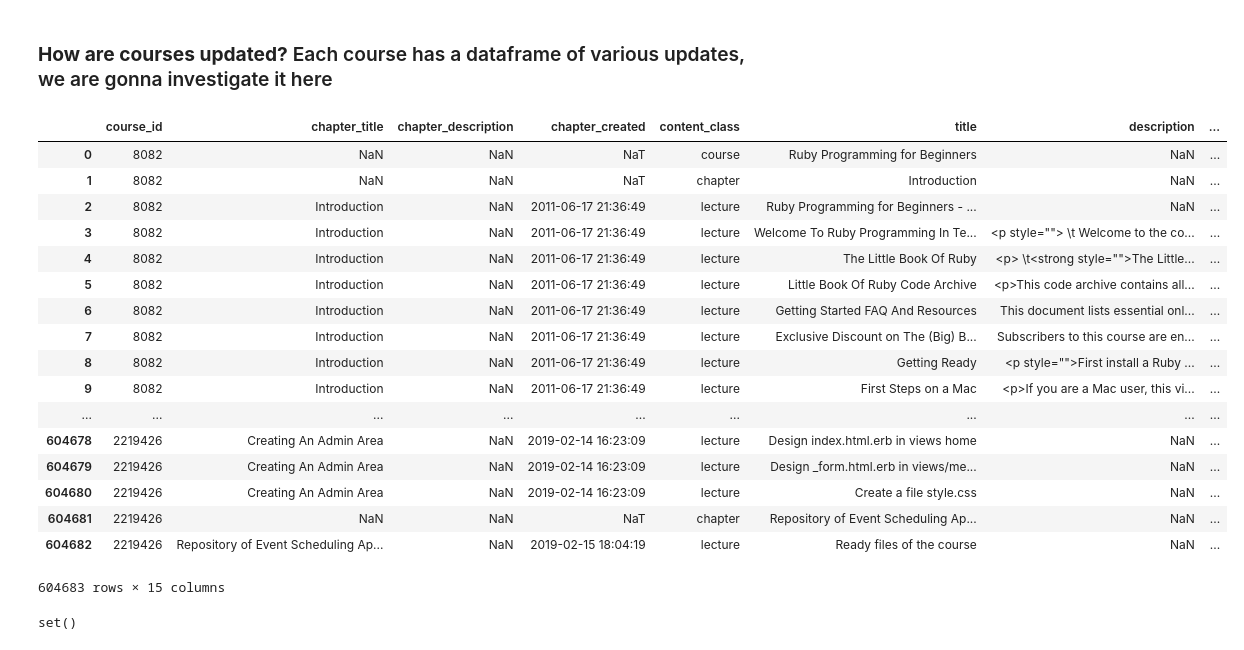
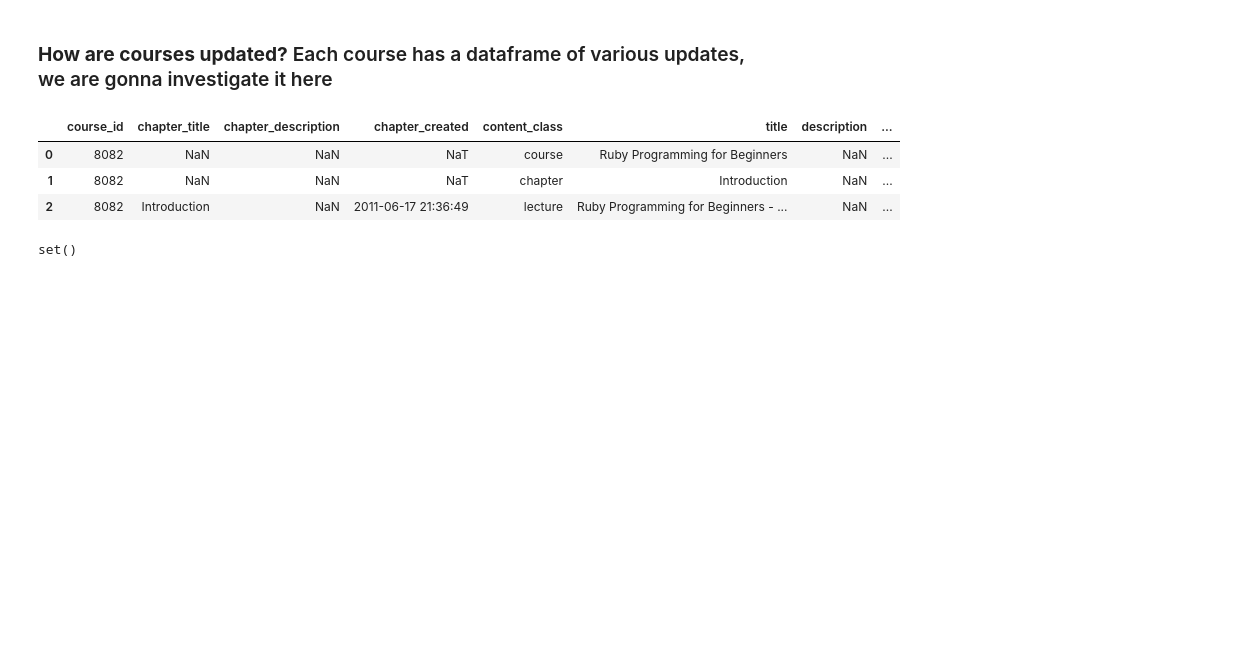
Before and after one commit to OmarBoujdaria/A-free-MOOC-market, a Jupyter notebook: 4. Data Exploration.ipynb, the cells around one changed output. Drawn from its saved outputs; the diff is of its cells as text; code cells hidden in the pictures; blank space fills up the shorter version.

```diff
--- a/4. Data Exploration.ipynb
+++ b/4. Data Exploration.ipynb
@@ -19,3 +20,3 @@ course_details = pd.read_pickle('Preproccessed Data/course_details.pkl')
 # %%
-course_syllabi = pd.read_pickle('Preproccessed Data/course_syllabi.pkl')
+course_syllabi = pd.read_pickle('Data/Preproccessed Data/course_syllabi.pkl')
 # %%
@@ -360,24 +272,10 @@ course_details['nbr of course element'] = course_syllabi['course_id'].value_coun
 # %% [markdown]
 ### **How are courses updated?** Each course has a dataframe of various updates, we are gonna investigate it here
 # %%
-course_syllabi
+course_syllabi.head(3)
 # %% [output]
 |  | course_id | chapter_title | chapter_description | chapter_created | content_class | title | description | ... |
 | 0 | 8082 | NaN | NaN | NaT | course | Ruby Programming for Beginners | NaN | ... |
 | 1 | 8082 | NaN | NaN | NaT | chapter | Introduction | NaN | ... |
 | 2 | 8082 | Introduction | NaN | 2011-06-17 21:36:49 | lecture | Ruby Programming for Beginners - ... | NaN | ... |
-| 3 | 8082 | Introduction | NaN | 2011-06-17 21:36:49 | lecture | Welcome To Ruby Programming In Te... | <p style=""> \t Welcome to the co... | ... |
-| 4 | 8082 | Introduction | NaN | 2011-06-17 21:36:49 | lecture | The Little Book Of Ruby | <p> \t<strong style="">The Little... | ... |
-| 5 | 8082 | Introduction | NaN | 2011-06-17 21:36:49 | lecture | Little Book Of Ruby Code Archive | <p>This code archive contains all... | ... |
-| 6 | 8082 | Introduction | NaN | 2011-06-17 21:36:49 | lecture | Getting Started FAQ And Resources | This document lists essential onl... | ... |
-| 7 | 8082 | Introduction | NaN | 2011-06-17 21:36:49 | lecture | Exclusive Discount on The (Big) B... | Subscribers to this course are en... | ... |
-| 8 | 8082 | Introduction | NaN | 2011-06-17 21:36:49 | lecture | Getting Ready | <p style="">First install a Ruby ... | ... |
-| 9 | 8082 | Introduction | NaN | 2011-06-17 21:36:49 | lecture | First Steps on a Mac | <p>If you are a Mac user, this vi... | ... |
-| ... | ... | ... | ... | ... | ... | ... | ... | ... |
-| 604678 | 2219426 | Creating An Admin Area | NaN | 2019-02-14 16:23:09 | lecture | Design index.html.erb in views home | NaN | ... |
-| 604679 | 2219426 | Creating An Admin Area | NaN | 2019-02-14 16:23:09 | lecture | Design _form.html.erb in views/me... | NaN | ... |
-| 604680 | 2219426 | Creating An Admin Area | NaN | 2019-02-14 16:23:09 | lecture | Create a file style.css | NaN | ... |
-| 604681 | 2219426 | NaN | NaN | NaT | chapter | Repository of Event Scheduling Ap... | NaN | ... |
-| 604682 | 2219426 | Repository of Event Scheduling Ap... | NaN | 2019-02-15 18:04:19 | lecture | Ready files of the course | NaN | ... |
-604683 rows × 15 columns
 # %%
```
Also changed, not shown: parts of 49 cells of this notebook, 4 other files.
